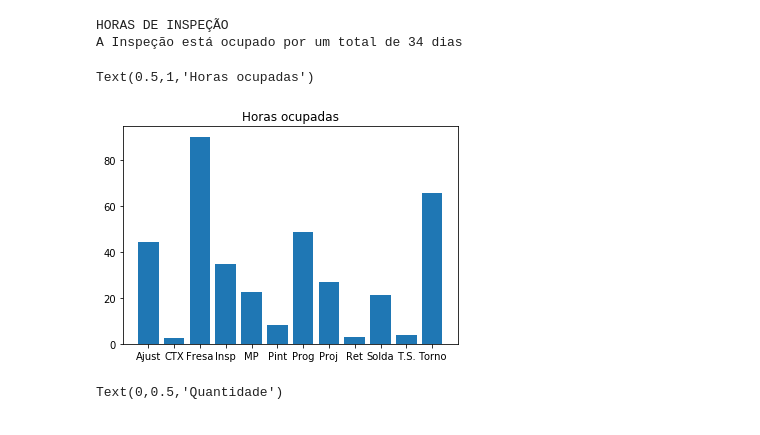
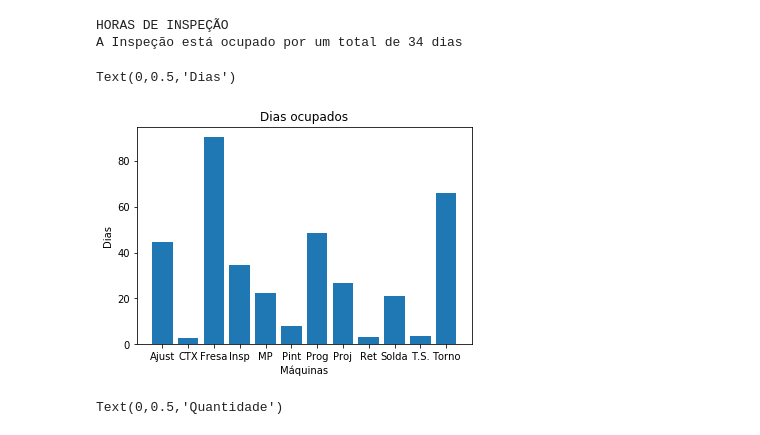
Before and after one commit to MaguinhoD/Data-Analisys-of-production, a Jupyter notebook: PRODUCAO.ipynb, the cells around one changed output. Cells and saved outputs as stored; diff of their text form; code cells hidden in the pictures.

```diff
--- a/PRODUCAO.ipynb
+++ b/PRODUCAO.ipynb
@@ -139,11 +118,13 @@ A Inspeção está ocupado por um total de 34 dias
 # %%
 a=(totalf,totalt,totalp,totala,totalc,totals,totalts,totalm,totalra,totalpi,totalpr,totalin)
 b=('Fresa','Torno','Prog','Ajust','CTX','Solda','T.S.','MP','Ret','Pint','Proj','Insp')
 plt.bar(b,a)
-plt.title('Horas ocupadas')
+plt.title('Dias ocupados')
+plt.xlabel('Máquinas')
+plt.ylabel('Dias')
 # %% [output]
-Text(0.5,1,'Horas ocupadas')
+Text(0,0.5,'Dias')
-[figure, old version]
+[figure, new version]
 # %%
 s=arquivo.query('ENTREGA == "NOK"')['LEAD TIME'].value_counts().keys()
 
```
Also changed, not shown: parts of 3 cells of this notebook.
